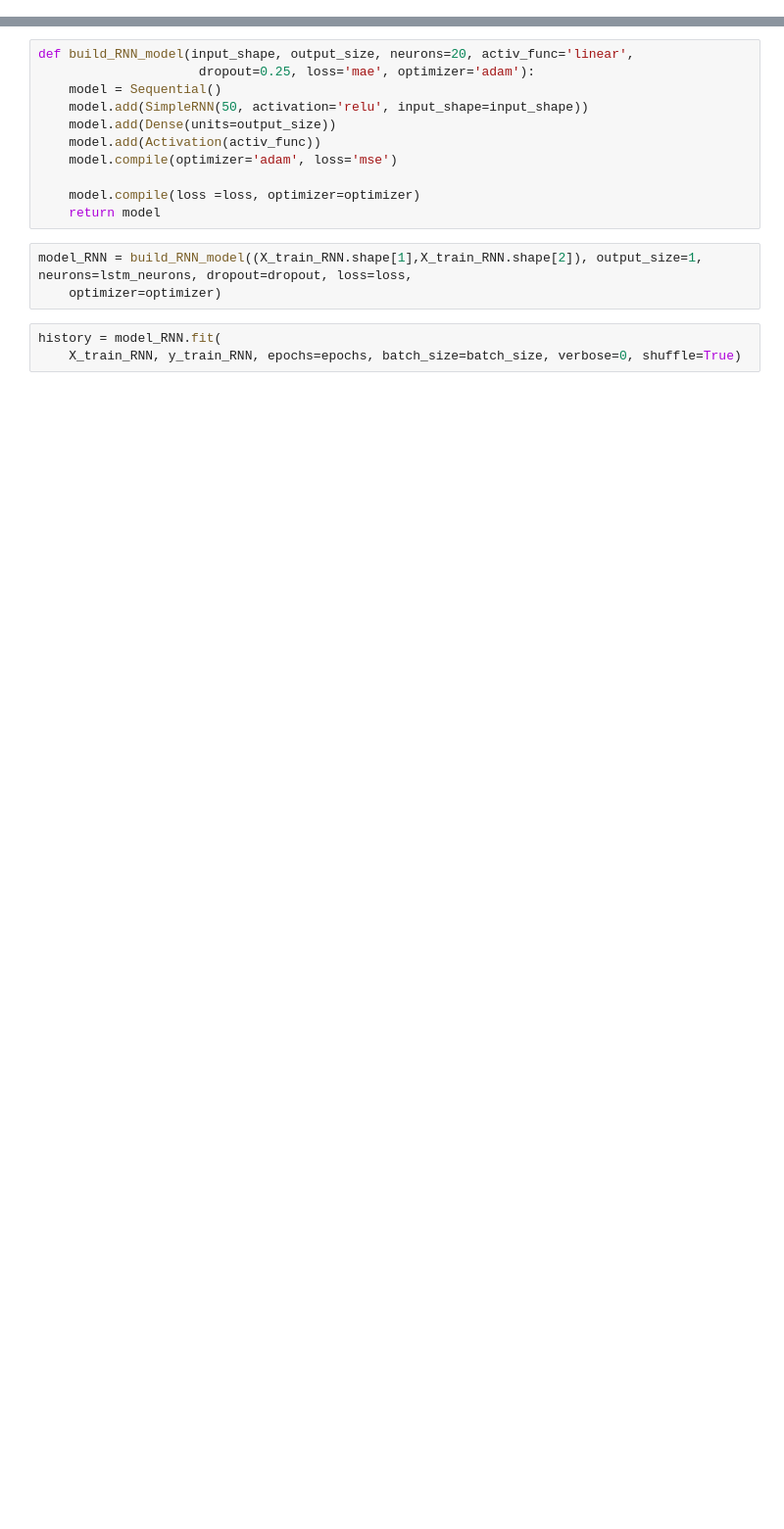
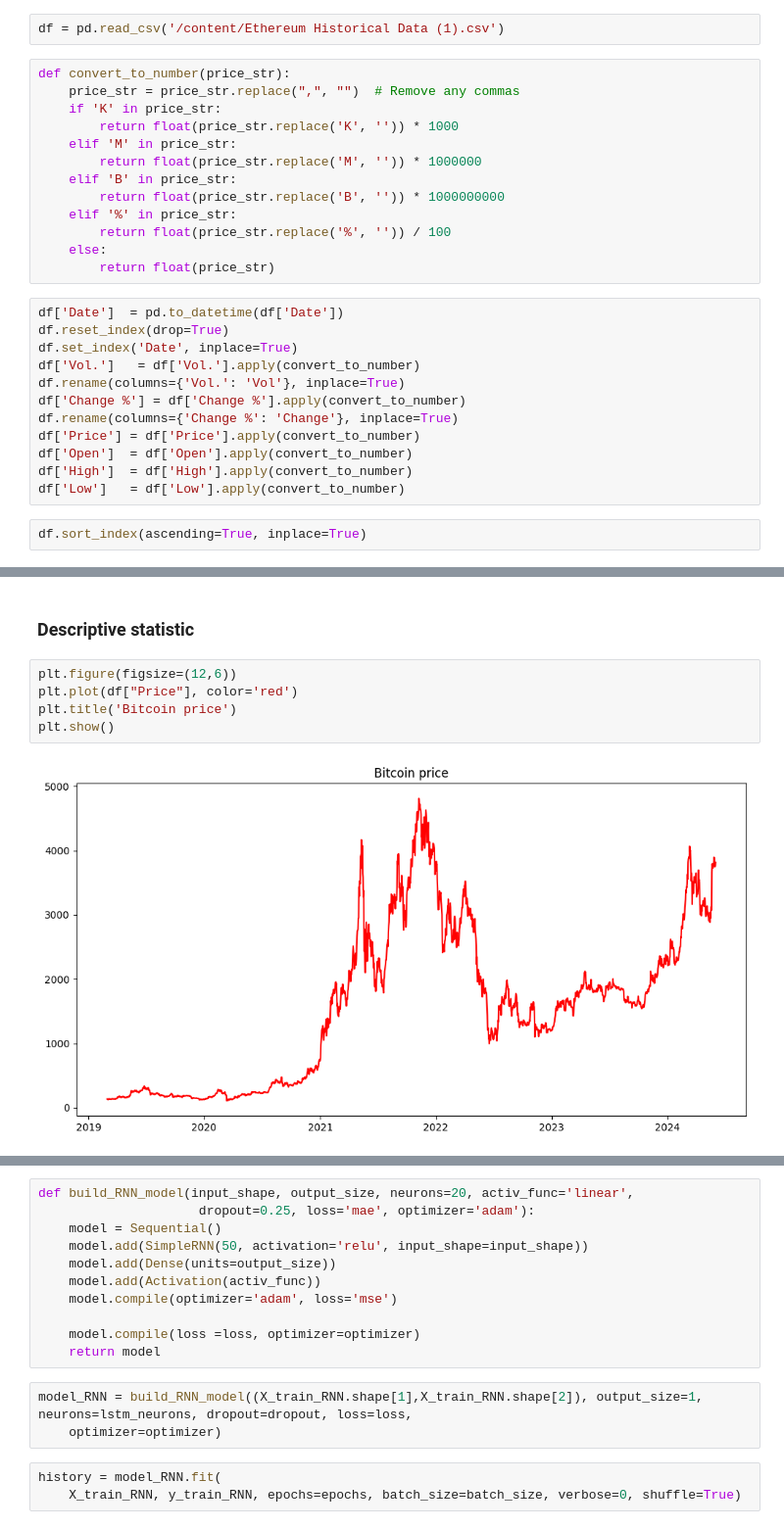
Before and after one commit to vmhoang1703/IS403-Project-Group13, a Jupyter notebook: Ethereum/ETH_7_3.ipynb, the cells around one changed output, grey strips where cells are left out. Shown: that part at 98% size. Drawn from its saved outputs; the diff is of its cells as text; blank space fills up the shorter version.

```diff
--- a/Ethereum/ETH_7_3.ipynb
+++ b/Ethereum/ETH_7_3.ipynb
@@ -621,0 +28,29 @@ X_90_RNN = X_90_scale.values.reshape((X_90_scale.shape[0], 1, X_90_scale.shape[1
+# %%
+df = pd.read_csv('/content/Ethereum Historical Data (1).csv')
+# %%
+def convert_to_number(price_str):
+    price_str = price_str.replace(",", "")  # Remove any commas
+    if 'K' in price_str:
+        return float(price_str.replace('K', '')) * 1000
+    elif 'M' in price_str:
+        return float(price_str.replace('M', '')) * 1000000
+    elif 'B' in price_str:
+        return float(price_str.replace('B', '')) * 1000000000
+    elif '%' in price_str:
+        return float(price_str.replace('%', '')) / 100
+    else:
+        return float(price_str)
+# %%
+df['Date']  = pd.to_datetime(df['Date'])
+df.reset_index(drop=True)
+df.set_index('Date', inplace=True)
+df['Vol.']   = df['Vol.'].apply(convert_to_number)
+df.rename(columns={'Vol.': 'Vol'}, inplace=True)
+df['Change %'] = df['Change %'].apply(convert_to_number)
+df.rename(columns={'Change %': 'Change'}, inplace=True)
+df['Price'] = df['Price'].apply(convert_to_number)
+df['Open']  = df['Open'].apply(convert_to_number)
+df['High']  = df['High'].apply(convert_to_number)
+df['Low']   = df['Low'].apply(convert_to_number)
+# %%
+df.sort_index(ascending=True, inplace=True)
@@ -621,0 +83,9 @@ X_90_RNN = X_90_scale.values.reshape((X_90_scale.shape[0], 1, X_90_scale.shape[1
+# %% [markdown]
+### Descriptive statistic ###
+# %%
+plt.figure(figsize=(12,6))
+plt.plot(df["Price"], color='red')
+plt.title('Bitcoin price')
+plt.show()
+# %% [output]
+[figure, added]
```
Also changed, not shown: parts of 205 cells of this notebook.
